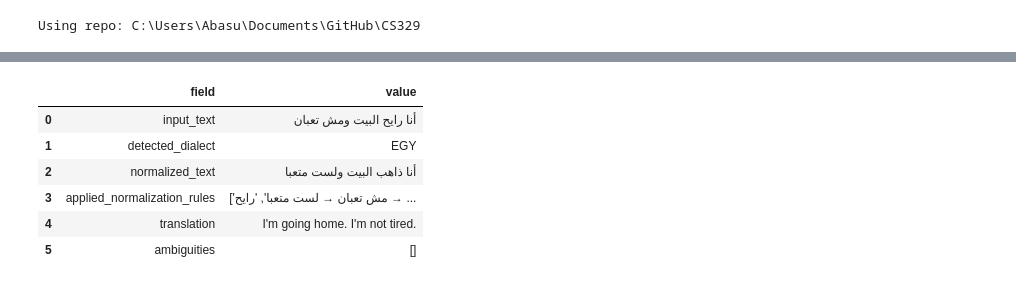
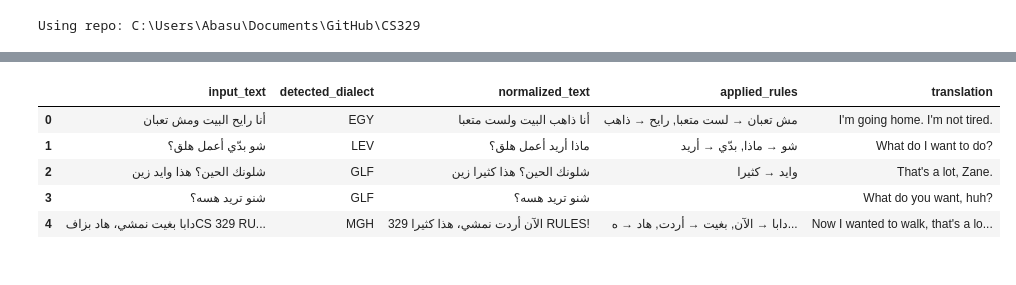
Before and after one commit to epic236/CS329, a Jupyter notebook: Translator.ipynb, the cells around one changed output, grey strips where cells are left out. Cells and saved outputs as stored; diff of their text form; code cells hidden in the pictures.

Commit message:
added to the py translating rules

```diff
--- a/Translator.ipynb
+++ b/Translator.ipynb
@@ -253,22 +272,34 @@ def dialect_aware_translate(text: str, detect_dialect):
         "ambiguities": ambiguity_notes
     }
 # %%
-# Example Run (Perfect for Live Demo)
-import pandas as pd
-import re
+# NEW: Multiple example runs for live demo across dialects
 
-example = "أنا رايح البيت ومش تعبان"
-result = dialect_aware_translate(example, detect_dialect)
+examples = [
+    "أنا رايح البيت ومش تعبان",          # EGY
+    "شو بدّي أعمل هلق؟",                # LEV
+    "شلونك الحين؟ هذا وايد زين",         # GLF
+    "شنو تريد هسه؟",                    # IRQ
+    "دابا بغيت نمشي، هاد بزاف"           # MGH
+    "CS 329 RULES!"                 # NON_ARABIC
+]
 
-display(pd.DataFrame({
-    "field": result.keys(),
-    "value": [str(v) for v in result.values()]
-}))
+rows = []
+
+for example in examples:
+    result = dialect_aware_translate(example, detect_dialect)
+    rows.append({
+        "input_text": result["input_text"],
+        "detected_dialect": result["detected_dialect"],
+        "normalized_text": result["normalized_text"],
+        "applied_rules": ", ".join(result["applied_normalization_rules"]),
+        "translation": result["translation"]
+    })
+
+display(pd.DataFrame(rows))
 # %% [output]
-|  | field | value |
-| 0 | input_text | أنا رايح البيت ومش تعبان |
-| 1 | detected_dialect | EGY |
-| 2 | normalized_text | أنا ذاهب البيت ولست متعبا |
-| 3 | applied_normalization_rules | ['مش تعبان → لست متعبا', 'رايح → ... |
-| 4 | translation | I'm going home. I'm not tired. |
-| 5 | ambiguities | [] |
+|  | input_text | detected_dialect | normalized_text | applied_rules | translation |
+| 0 | أنا رايح البيت ومش تعبان | EGY | أنا ذاهب البيت ولست متعبا | مش تعبان → لست متعبا, رايح → ذاهب | I'm going home. I'm not tired. |
+| 1 | شو بدّي أعمل هلق؟ | LEV | ماذا أريد أعمل هلق؟ | شو → ماذا, بدّي → أريد | What do I want to do? |
+| 2 | شلونك الحين؟ هذا وايد زين | GLF | شلونك الحين؟ هذا كثيرا زين | وايد → كثيرا | That's a lot, Zane. |
+| 3 | شنو تريد هسه؟ | GLF | شنو تريد هسه؟ |  | What do you want, huh? |
+| 4 | دابا بغيت نمشي، هاد بزافCS 329 RU... | MGH | الآن أردت نمشي، هذا كثيرا 329 RULES! | دابا → الآن, بغيت → أردت, هاد → ه... | Now I wanted to walk, that's a lo... |
```
Also changed, not shown: parts of 3 cells of this notebook, 1 other file.
